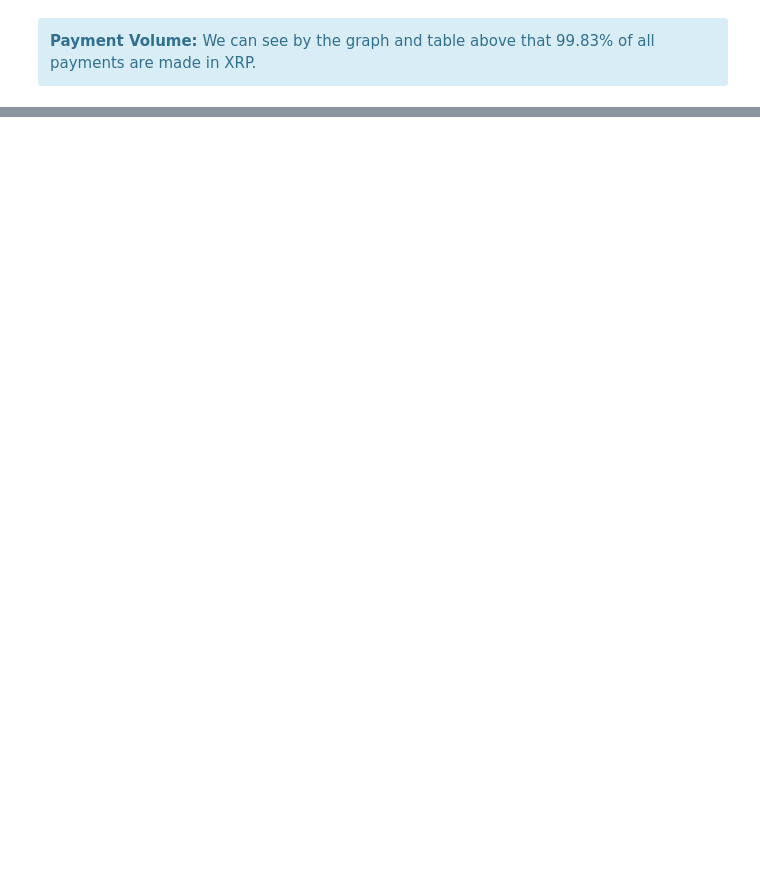
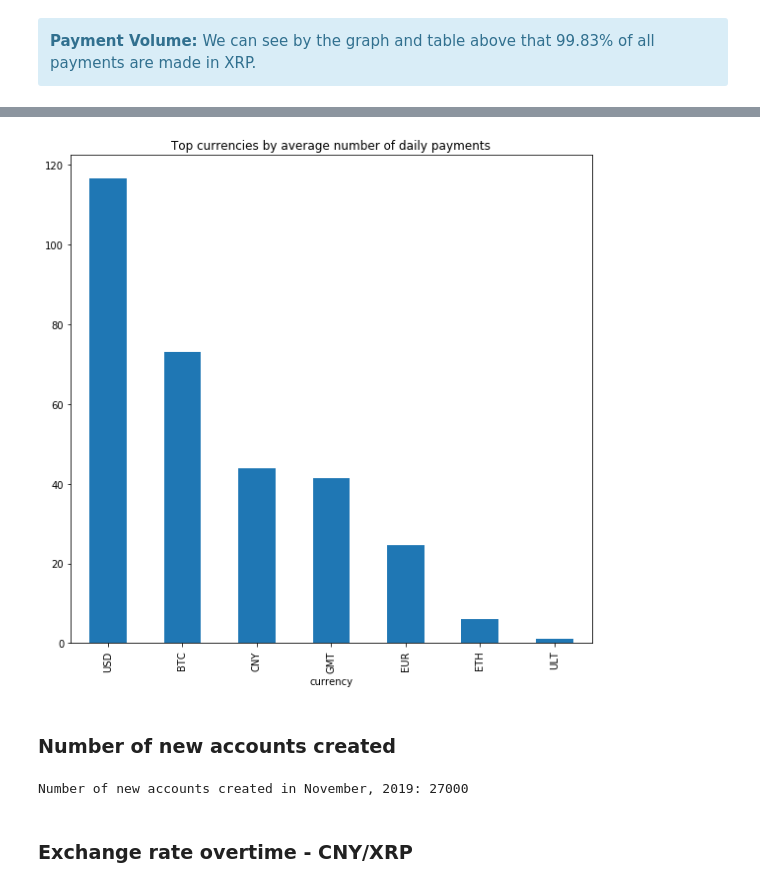
Before and after one commit to cakcora/Chainoba, a Jupyter notebook: anomaly/RippleAPI/Ripple_Metrics.ipynb, the cells around one changed output, grey strips where cells are left out. Drawn from its saved outputs; the diff is of its cells as text; code cells hidden in the pictures; blank space fills up the shorter version.

```diff
--- a/anomaly/RippleAPI/Ripple_Metrics.ipynb
+++ b/anomaly/RippleAPI/Ripple_Metrics.ipynb
@@ -201,0 +204,11 @@ plt.show()
+# %%
+top_currencies = api.get_top_currencies()
+
+df_top_currencies = pd.DataFrame.from_dict(top_currencies['currencies'], orient='columns')
+# %%
+df_top_currencies['avg_payment_count'] = df_top_currencies['avg_payment_count'].astype('float')
+# %%
+#grouping the currencies - considering the total (not separating by issuer)
+total_num_payments = df_top_currencies.groupby('currency')['avg_payment_count'].agg('sum').to_frame('avg_payment_total') \
+                                                                                          .reset_index()
+total_num_payments.sort_values('avg_payment_total', ascending = False, inplace=True)
@@ -201,0 +224,27 @@ plt.show()
+# %%
+series = pd.Series(total_num_payments['avg_payment_total'].values, index=total_num_payments['currency'], name='')
+series.plot.bar(figsize=(8,8))
+
+plt.title('Top currencies by average number of daily payments')
+plt.tight_layout()
+plt.show()
+# %% [output]
+[figure, added]
+# %% [markdown]
+### Number of new accounts created
+# %%
+params = dict(start='2019-11-01', end='2019-11-30', limit=1000)
+accounts = api.get_accounts(**params)
+
+count = 0
+
+while 'marker' in accounts:
+    count = count + accounts['count']
+    param_marker = dict(marker=accounts['marker'],limit=1000)
+    accounts = api.get_accounts(**param_marker)
+
+print(f'Number of new accounts created in November, 2019: {count}')
+# %% [output]
+Number of new accounts created in November, 2019: 27000
+# %% [markdown]
+### Exchange rate overtime - CNY/XRP
```
Also changed, not shown: parts of 16 cells of this notebook.
